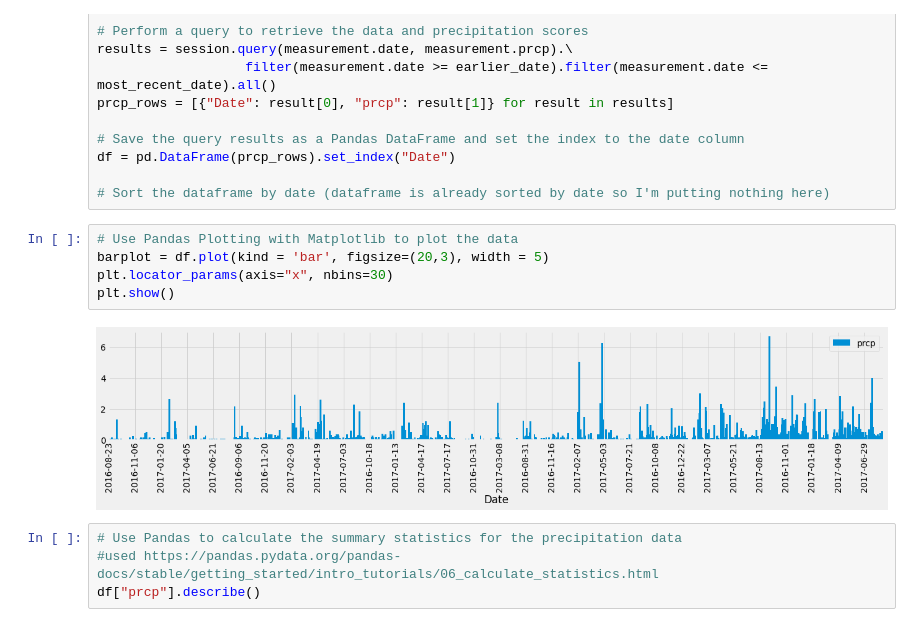
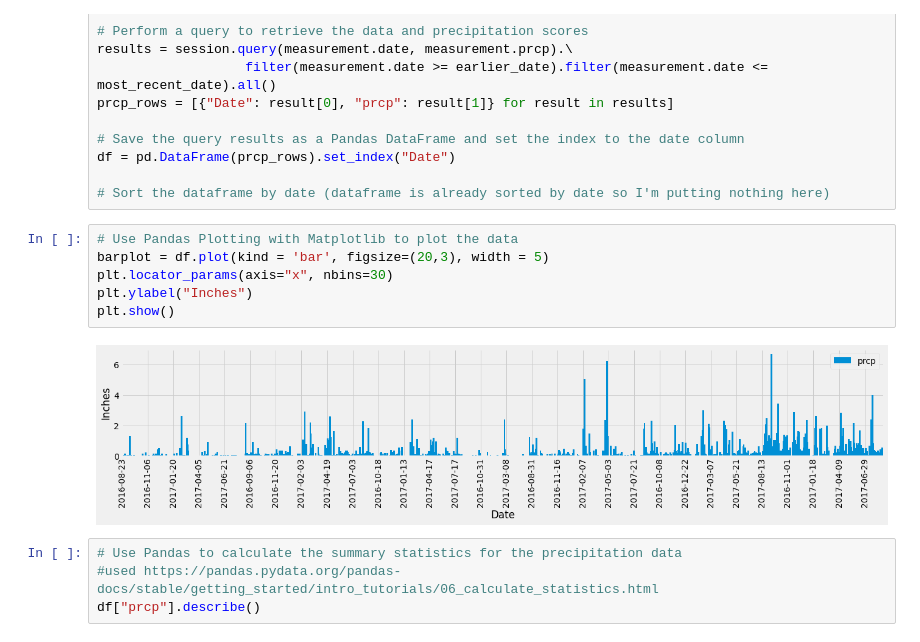
Before and after one commit to Slainte91/sqlalchemy-challenge, a Jupyter notebook: Files/climate_starter.ipynb, the cells around one changed output. Cells and saved outputs as stored; diff of their text form.

```diff
--- a/Files/climate_starter.ipynb
+++ b/Files/climate_starter.ipynb
@@ -69,10 +69,11 @@ df = pd.DataFrame(prcp_rows).set_index("Date")
 # %%
 # Use Pandas Plotting with Matplotlib to plot the data
 barplot = df.plot(kind = 'bar', figsize=(20,3), width = 5)
 plt.locator_params(axis="x", nbins=30)
+plt.ylabel("Inches")
 plt.show()
 # %% [output]
-[figure, old version]
+[figure, new version]
 # %%
 # Use Pandas to calculate the summary statistics for the precipitation data
 #used https://pandas.pydata.org/pandas-docs/stable/getting_started/intro_tutorials/06_calculate_statistics.html
```
Also changed, not shown: parts of 6 cells of this notebook.
